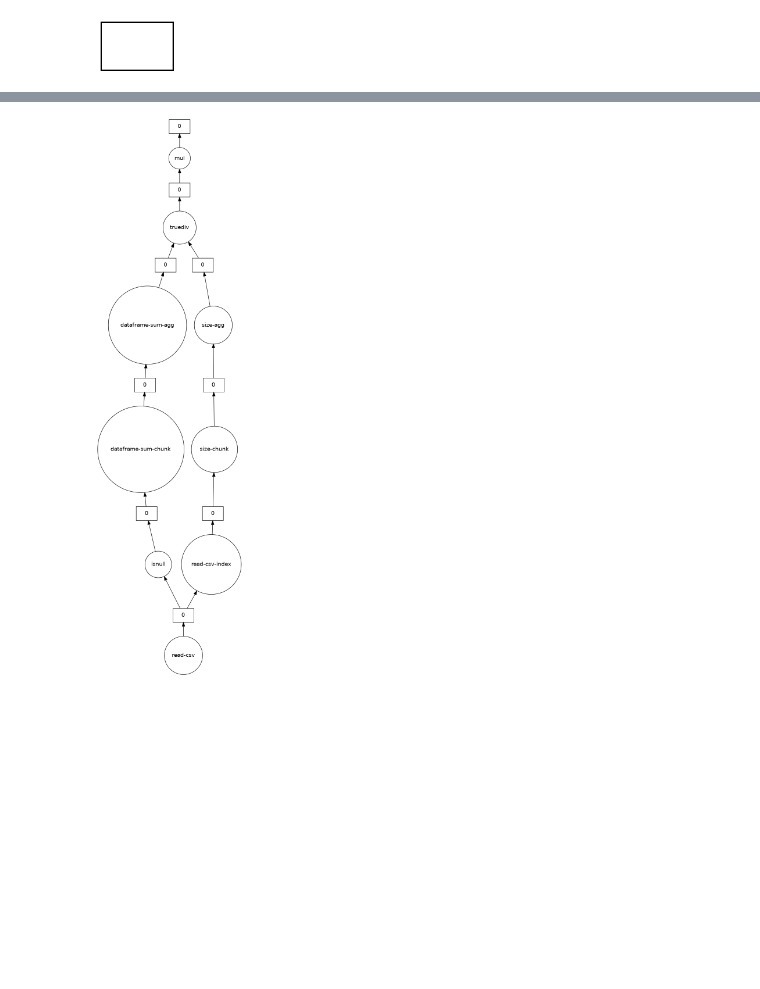
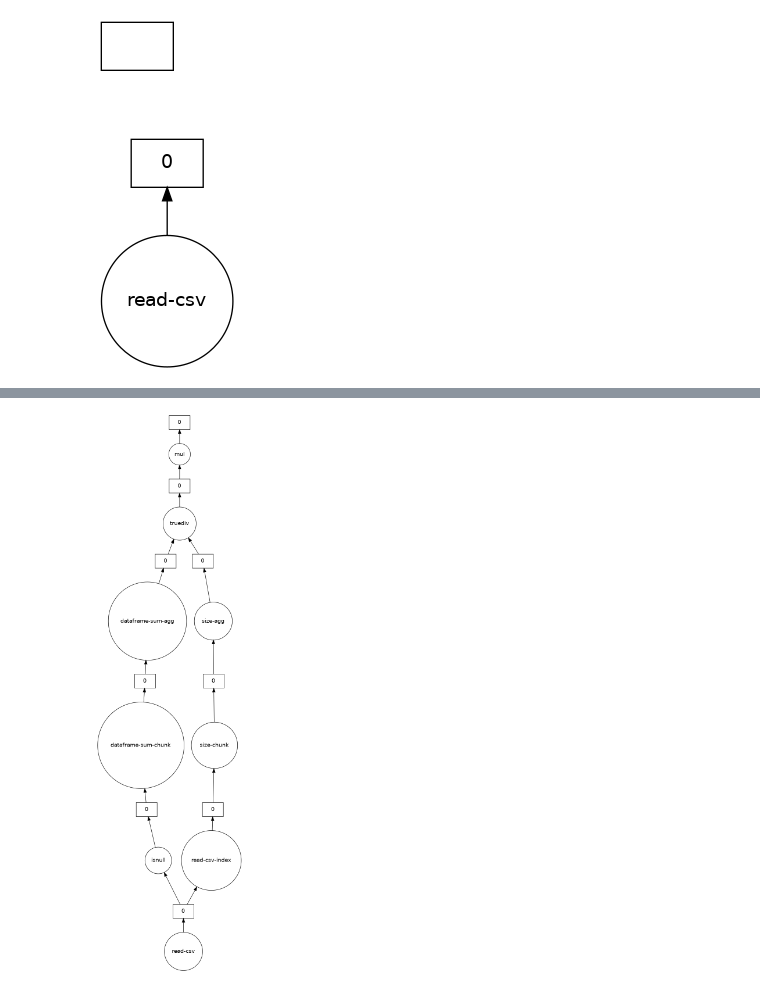
Before and after one commit to gpsaggese/umd_data605, a Jupyter notebook: projects/tutorial_dask/Dask_tutorial.ipynb, the cells around one changed output, grey strips where cells are left out. Saved outputs shown, nothing was run; the diff lists cells and outputs as text; code cells hidden in the pictures; blank space fills up the shorter version.

```diff
--- a/projects/tutorial_dask/Dask_tutorial.ipynb
+++ b/projects/tutorial_dask/Dask_tutorial.ipynb
@@ -202,3 +200,9 @@ total_persisted = total.persist()
 total_persisted.visualize()
 # %% [output]
 [figure]
+# %% [markdown]
+##
+# %%
+df.visualize()
+# %% [output]
+[figure, added]
```
Also changed, not shown: parts of 10 cells of this notebook, 2 other files.
